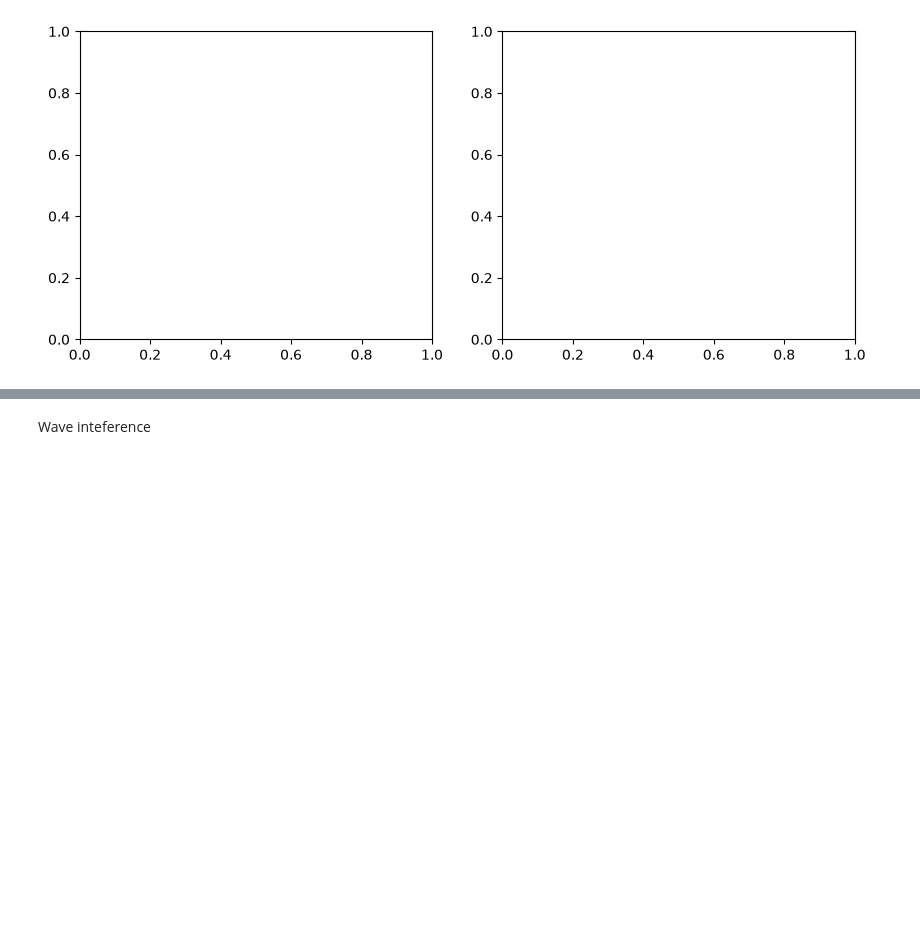
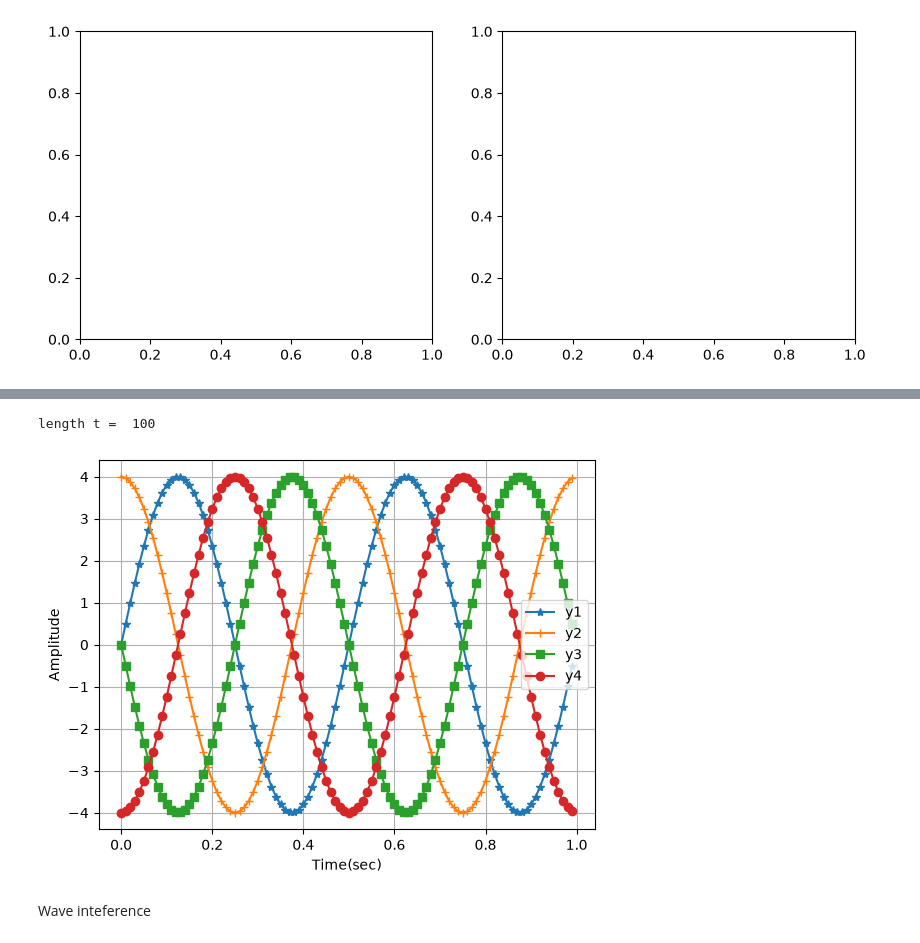
Before and after one commit to sotheasokea/Digital-Signal-Processing-Lecture, a Jupyter notebook: Lecture/w1_exercise.ipynb, the cells around one changed output, grey strips where cells are left out. Drawn from its saved outputs; the diff is of its cells as text; code cells hidden in the pictures; blank space fills up the shorter version.

```diff
--- a/Lecture/w1_exercise.ipynb
+++ b/Lecture/w1_exercise.ipynb
@@ -188,5 +193,24 @@ There are 2 figures
 # %%
 # Exercise5: plot 4 sine waves (phase=0, 90, 180, 270) at same amplitude and frequency in single plot
+t = time_axis(100, duration = 1)
+y1 = 4*np.sin(2 * np.pi * 2 * t)
+y2 = 4*np.sin(2 * np.pi * 2 * t + np.pi/2)
+y3 = 4*np.sin(2 * np.pi * 2 * t + np.pi)
+y4 = 4*np.sin(2 * np.pi * 2 * t + 3*np.pi/2)
+# y5 = 4*np.sin(2 * np.pi * 2 * t + np.pi/4)
+
+plt.plot(t, y1, marker = '*', label = 'y1')
+plt.plot(t, y2, marker = '+',label = 'y2')
+plt.plot(t, y3, marker = 's',label = 'y3')
+plt.plot(t, y4, marker = 'o',label = 'y4')
+# plt.plot(t, y5, marker = 'o',label = 'y5')
+plt.legend()
+plt.xlabel('Time(sec)')
+plt.ylabel('Amplitude')
+plt.grid()
+# %% [output]
+length t =  100
+[figure, added]
 # %% [markdown]
 Wave inteference
 # %%
```
Also changed, not shown: parts of 8 cells of this notebook, 13 other files.
